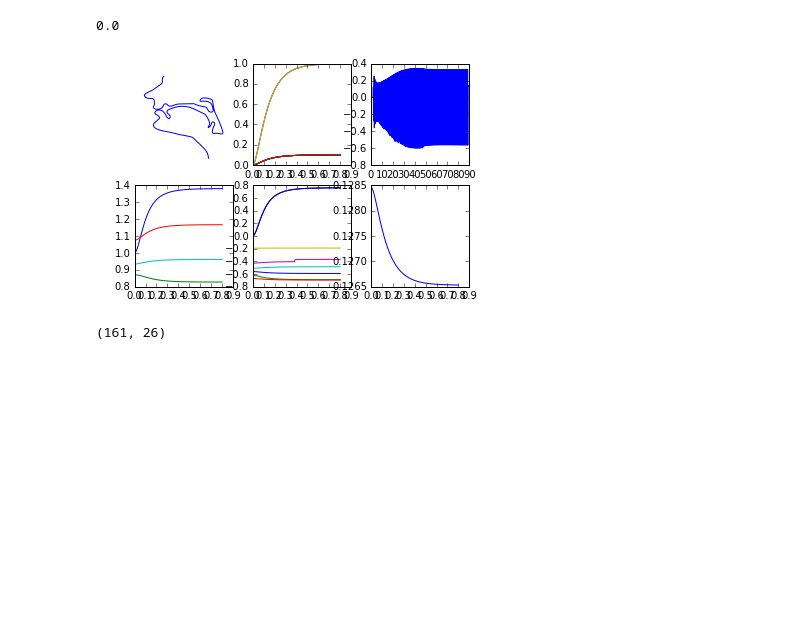
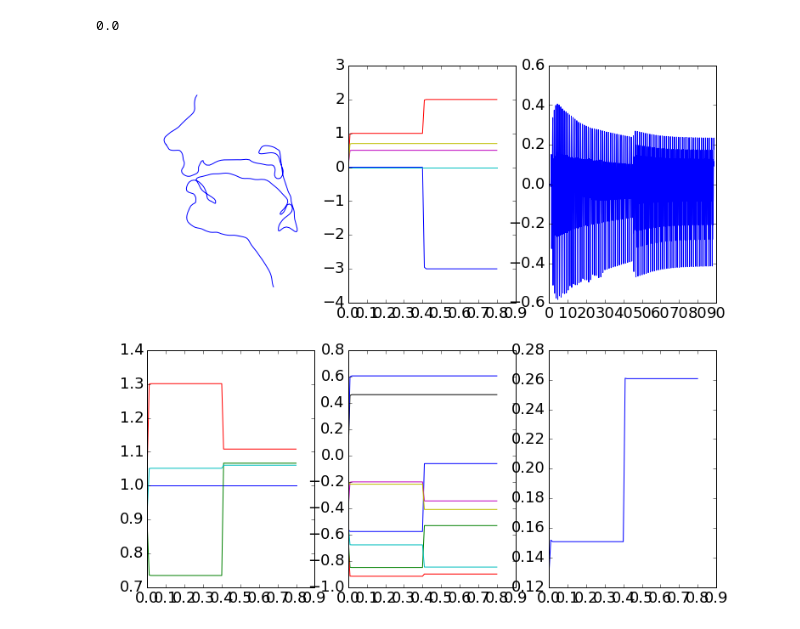
Before and after one commit to yumilceh/artificialbabbling, a Jupyter notebook: SensorimotorExploration/Executables/diva2017a/system.ipynb, the cells around one changed output. Saved outputs shown, nothing was run; the diff lists cells and outputs as text; code cells hidden in the pictures; blank space fills up the shorter version.

```diff
--- a/SensorimotorExploration/Executables/diva2017a/system.ipynb
+++ b/SensorimotorExploration/Executables/diva2017a/system.ipynb
@@ -13,34 +14,39 @@ system = Diva()
 # %%
 # Parameters and Motor command
 duration_m1 = 0.4
 duration_m2 = 0.4
-w0 = 2 * np.pi / 0.4
-damping_factor = 1.2
-motor_command = np.array([.1]*10 + [1]*3 + [.1]*10 + [1.]*3)
+w0 = 2 * np.pi / 0.01
+damping_factor = 1.01
+motor_command = np.array([.0]*26)
+motor_command[0] = 0.
+motor_command[13] = -3.0
+
+motor_command[2] = 1.0
+motor_command[15] = 2.0
+
+motor_command[11] = 0.5
+motor_command[12] = 0.7
+motor_command[24] = 0.5
+motor_command[25] = 0.7
 
 par_kargs = {'duration_m1': duration_m1,
              'duration_m2': duration_m2,
              'w0': w0,
              'damping_factor': damping_factor}
 
 system.set_params(**par_kargs)
 system.set_action(motor_command)
-system.execute_action()
+system.executeMotorCommand()
 
 fig, ax = plt.subplots(2,3)
 
 system.plot_vt_shape(axes=ax[0,0])
 system.plot_arts_evo(range(13),axes = ax[0,1])
 system.plot_sound(axes=ax[0,2])
 system.plot_aud_out(range(4),axes=ax[1,0])
 system.plot_som_out(range(8),axes=ax[1,1])
-system.plot_cons_out(axes=ax[1,2])
-print(system.cons_out)
+system.plot_somato_out(axes=ax[1,2])
+print(system.somato_out)
 # %% [output]
 0.0
-[figure, old version]
+[figure, new version]
-# %%
-system.time.shape
-system.art_states.shape
-# %% [output]
-(161, 26)
```
Also changed, not shown: parts of 2 cells of this notebook, 18 other files.
